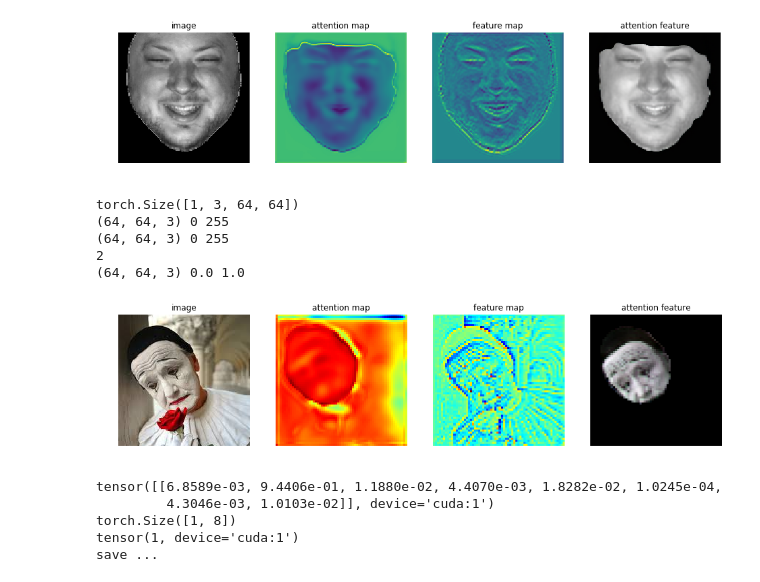
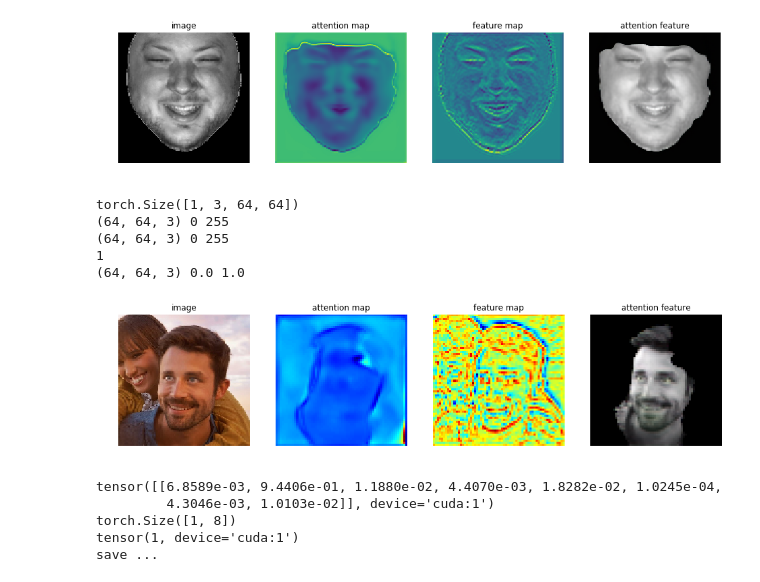
Before and after one commit to pedrodiamel/ferattention, a Jupyter notebook: books/eval_baseline.ipynb, the cells around one changed output. Saved outputs shown, nothing was run; the diff lists cells and outputs as text; code cells hidden in the pictures.

```diff
--- a/books/eval_baseline.ipynb
+++ b/books/eval_baseline.ipynb
@@ -49,8 +33,8 @@ videos
 # %%
-project          = '../out'
-name             = 'att_attnet_ferattention_attloss_adam_affectnetdark_dim64_preactresnet18x32_fold0_002'
+project          = '../out/attnet'
+name             = 'att_attnet_ferattention_attloss_adam_affectnetdark_dim64_preactresnet18x32_fold0_000'
 pathnamedataset  = '~/.datasets'
-pathmodel        = os.path.join( project, name, 'models/model_best.pth.tar' ) #model_best, chk000120
+pathmodel        = os.path.join( project, name, 'models/chk000110.pth.tar' ) #model_best, chk000120
 pathproject      = os.path.join( project, name )
 batch_size       = 2
 workers          = 1
@@ -158,7 +142,7 @@ idx=0
 k=0
 for i in range( len(dataset) ):
 
-    idx = i + 20
+    idx = i + 80
     sample = dataset[ idx ]
 
 
@@ -373,7 +357,7 @@ def crop(image, xycrop):
 
 
 imagesize=64
-image_org = cv2.imread('../rec/selfie_sadness.png')[:,:,(2,1,0)]
+image_org = cv2.imread('../rec/selfie_happy_dos.png')[:,:,(2,1,0)]
 image = image_org.mean(axis=2)
 
 # sigma=0.09
@@ -432,35 +416,35 @@ if bsave:
     save('../out/attmap.png', fmap[:,:,(2,1,0)] )
     save('../out/srf.png', srf[:,:,(2,1,0)] )
     save('../out/att.png', norm(att)*255 )
 
 
 plt.figure( figsize=(16,8))
 plt.subplot(141)
 plt.imshow( ((image_org) ).astype( np.uint8 ) )
 plt.title('image')
 plt.axis('off')
 plt.subplot(142)
 plt.imshow( (fmap))
 plt.title('attention map')
 plt.axis('off' )
 plt.subplot(143)
 plt.imshow( srf )
 plt.title('feature map')
 plt.axis('off' )
 plt.subplot(144)
 plt.imshow( norm(att) )
 # plt.title('class {}/{}'.format(y_lab_hat, label) )
 plt.title('attention feature')
 plt.axis('off')
 
 plt.show()
 # %% [output]
 torch.Size([1, 3, 64, 64])
 (64, 64, 3) 0 255
 (64, 64, 3) 0 255
-2
+1
 (64, 64, 3) 0.0 1.0
-[figure, old version]
+[figure, new version]
 # %%
 
 
```
Also changed, not shown: parts of 6 cells of this notebook, 5 other files.
